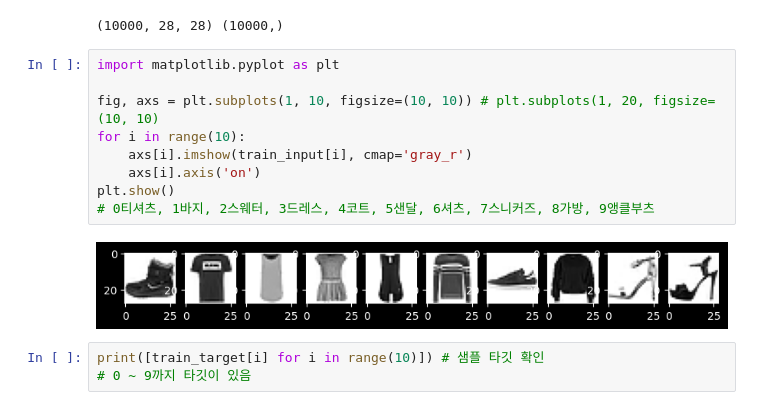
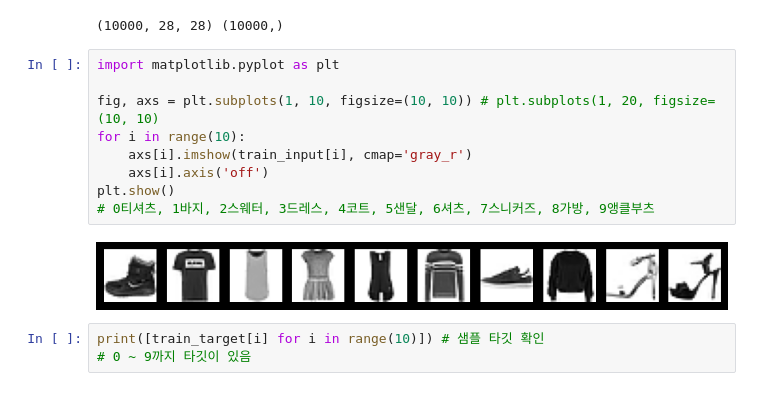
Before and after one commit to ejjang2030/AI_26, a Jupyter notebook: 07_01_인공신경망.ipynb, the cells around one changed output. Cells and saved outputs as stored; diff of their text form.

```diff
--- a/07_01_인공신경망.ipynb
+++ b/07_01_인공신경망.ipynb
@@ -42,14 +42,14 @@ print(test_input.shape, test_target.shape)
 # %%
 import matplotlib.pyplot as plt
 
 fig, axs = plt.subplots(1, 10, figsize=(10, 10)) # plt.subplots(1, 20, figsize=(10, 10)
 for i in range(10):
     axs[i].imshow(train_input[i], cmap='gray_r')
-    axs[i].axis('on')
+    axs[i].axis('off')
 plt.show()
 # 0티셔츠, 1바지, 2스웨터, 3드레스, 4코트, 5샌달, 6셔츠, 7스니커즈, 8가방, 9앵클부츠
 # %% [output]
-[figure, old version]
+[figure, new version]
 # %%
 print([train_target[i] for i in range(10)]) # 샘플 타깃 확인
 # 0 ~ 9까지 타깃이 있음
```
Also changed, not shown: parts of 1 cell of this notebook, 2 other files.
